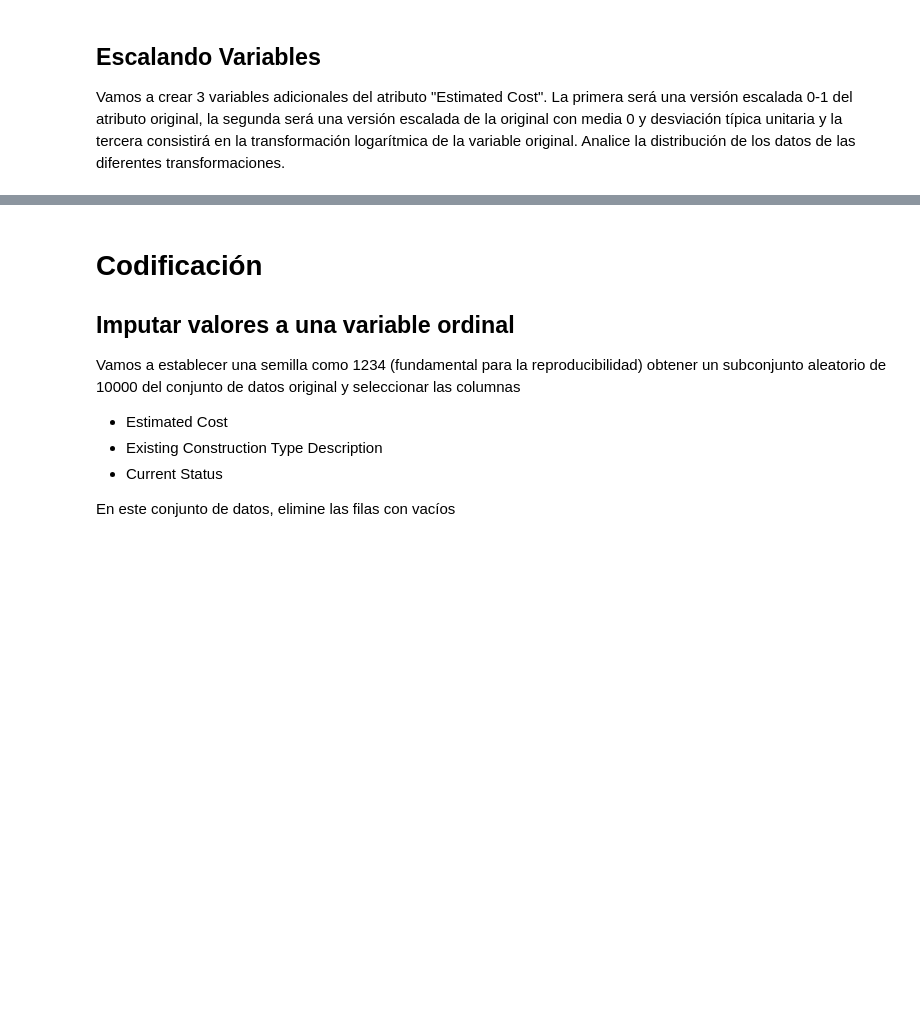
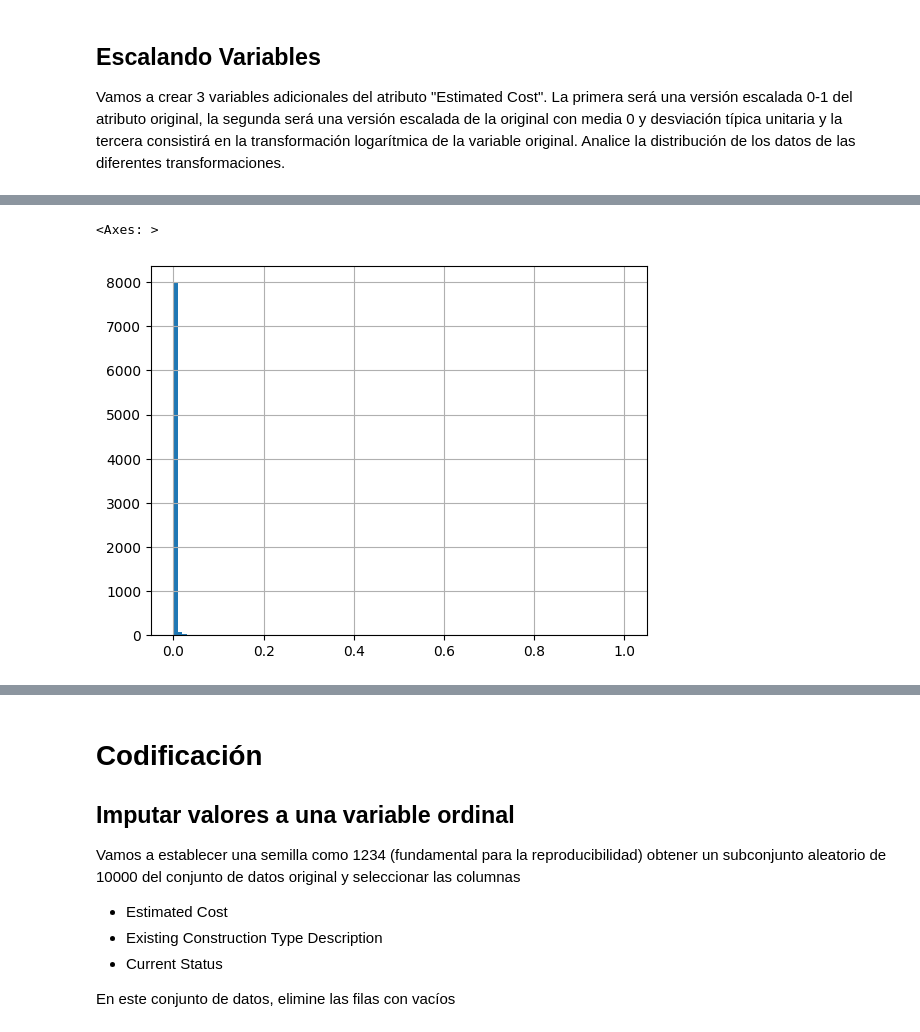
Before and after one commit to Rotany/master_aprendizaje_automatico, a Jupyter notebook: scripts/Sesion_002-Preprocessing_Ejercicio.ipynb, the cells around one changed output, grey strips where cells are left out. Drawn from its saved outputs; the diff is of its cells as text; code cells hidden in the pictures; blank space fills up the shorter version.

```diff
--- a/scripts/Sesion_002-Preprocessing_Ejercicio.ipynb
+++ b/scripts/Sesion_002-Preprocessing_Ejercicio.ipynb
@@ -223,0 +290,12 @@ df_scaling[ 'Estimated Cost' ].hist(bins=100)
+# %%
+from sklearn.preprocessing import StandardScaler
+from sklearn.preprocessing import MinMaxScaler
+mmax = MinMaxScaler()
+atribute = 'Estimated Cost'
+df_scaling_mm = mmax.fit_transform(df_scaling[[atribute]])
+sts = StandardScaler()
+df_scaling_sts = sts.fit_transform(df_scaling[[atribute]])
+df_scaling['Estimated Cost_mmax']= df_scaling_mm
+df_scaling['Estimated Cost_sts'] = df_scaling_sts
+df_scaling['Estimated Cost_log'] = np.log(1+df_scaling[atribute])
+df_scaling.describe()
@@ -223,0 +312,5 @@ df_scaling[ 'Estimated Cost' ].hist(bins=100)
+# %%
+df_scaling['Estimated Cost_mmax'].hist(bins=100)
+# %% [output]
+<Axes: >
+[figure, added]
```
Also changed, not shown: parts of 12 cells of this notebook, 1 other file.
